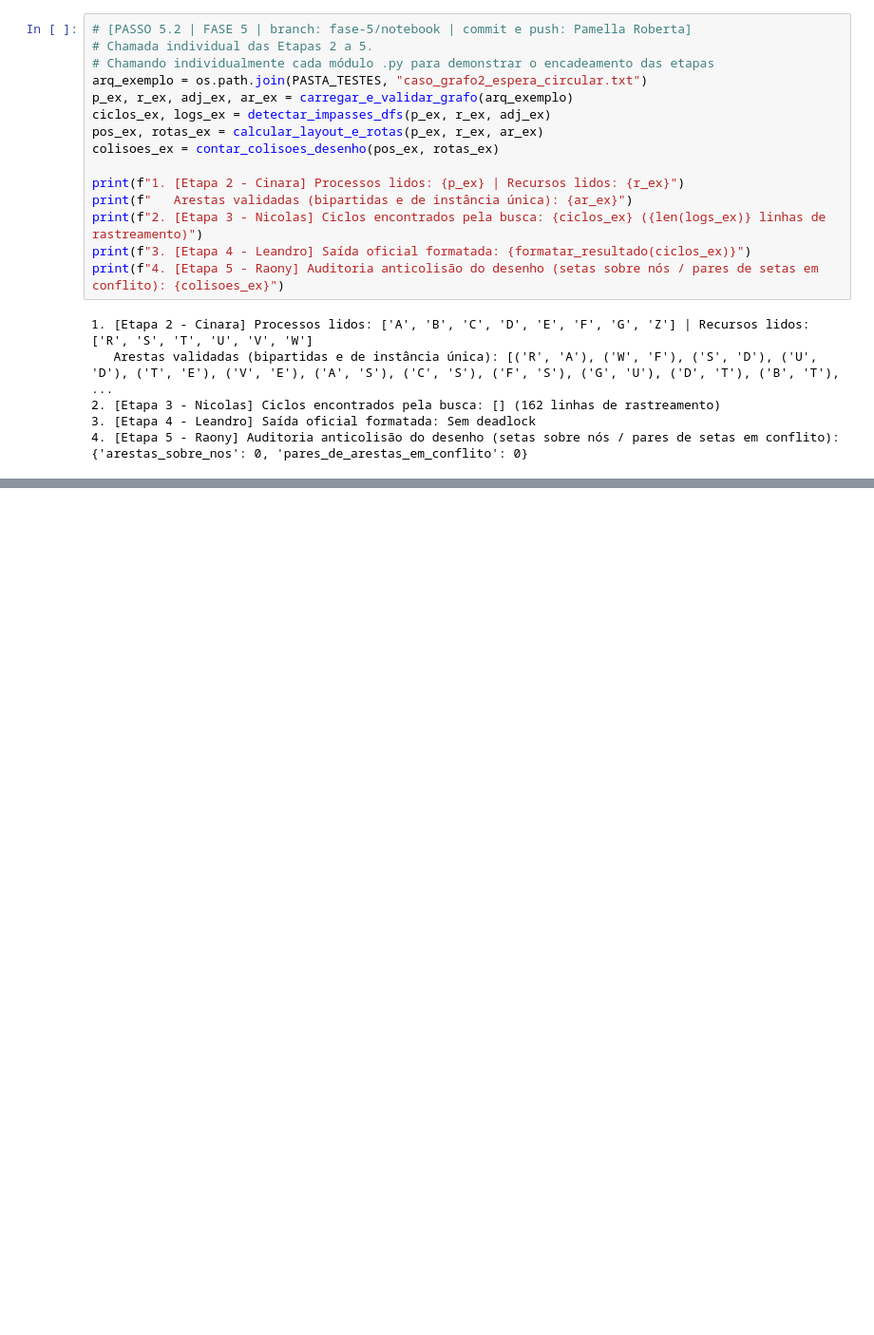
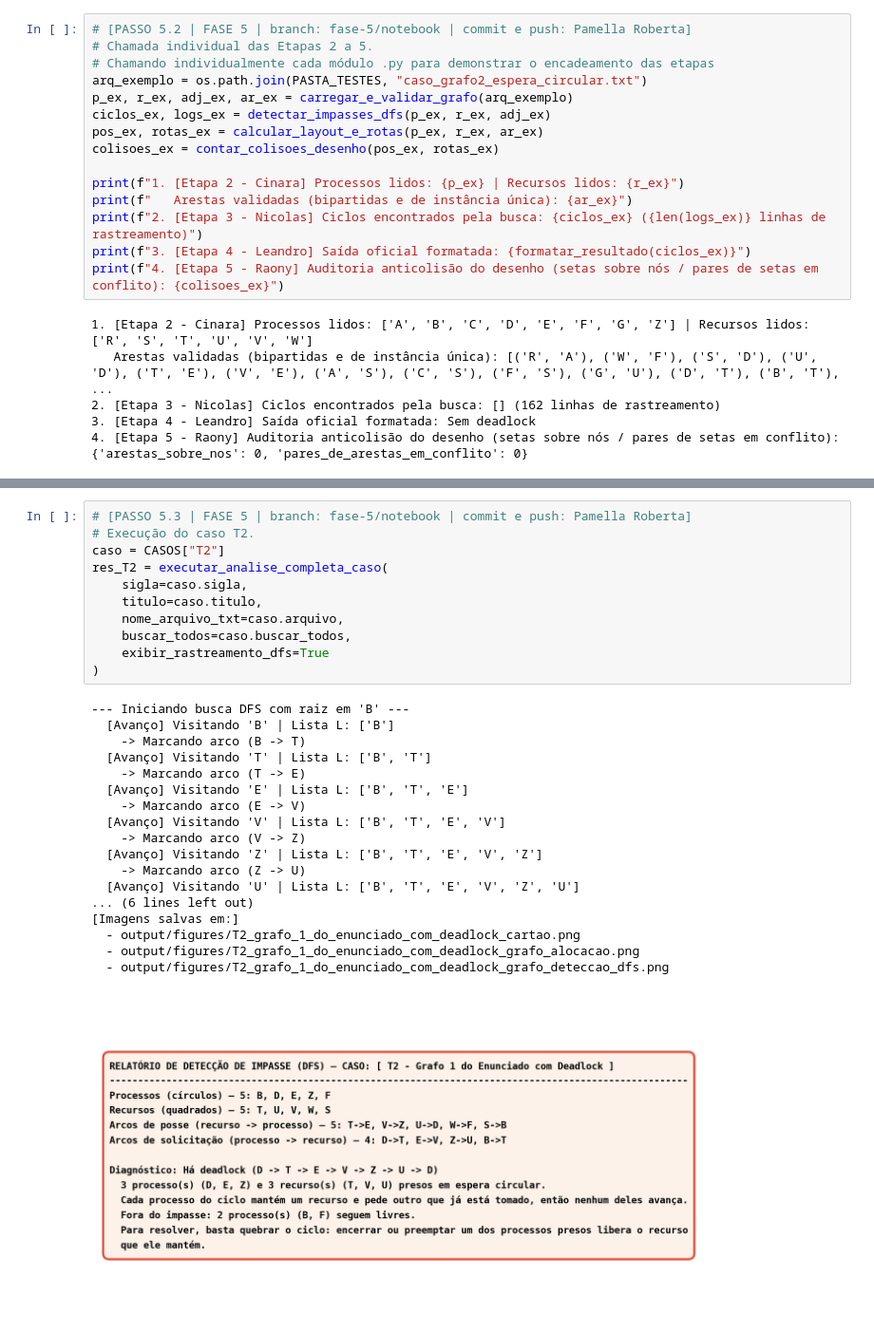
Before and after one commit to prfs91/rag-deadlock-dfs-detector, a Jupyter notebook: relatorio_analise_impasses_rag.ipynb, the cells around one changed output, grey strips where cells are left out. Shown at 95% size. Cells and saved outputs as stored; diff of their text form; blank space fills up the shorter version.

```diff
--- a/relatorio_analise_impasses_rag.ipynb
+++ b/relatorio_analise_impasses_rag.ipynb
@@ -273,0 +328,30 @@ print(f"4. [Etapa 5 - Raony] Auditoria anticolisão do desenho (setas sobre nós
+# %%
+# [PASSO 5.3 | FASE 5 | branch: fase-5/notebook | commit e push: Pamella Roberta]
+# Execução do caso T2.
+caso = CASOS["T2"]
+res_T2 = executar_analise_completa_caso(
+    sigla=caso.sigla,
+    titulo=caso.titulo,
+    nome_arquivo_txt=caso.arquivo,
+    buscar_todos=caso.buscar_todos,
+    exibir_rastreamento_dfs=True
+)
+# %% [output]
+--- Iniciando busca DFS com raiz em 'B' ---
+  [Avanço] Visitando 'B' | Lista L: ['B']
+    -> Marcando arco (B -> T)
+  [Avanço] Visitando 'T' | Lista L: ['B', 'T']
+    -> Marcando arco (T -> E)
+  [Avanço] Visitando 'E' | Lista L: ['B', 'T', 'E']
+    -> Marcando arco (E -> V)
+  [Avanço] Visitando 'V' | Lista L: ['B', 'T', 'E', 'V']
+    -> Marcando arco (V -> Z)
+  [Avanço] Visitando 'Z' | Lista L: ['B', 'T', 'E', 'V', 'Z']
+    -> Marcando arco (Z -> U)
+  [Avanço] Visitando 'U' | Lista L: ['B', 'T', 'E', 'V', 'Z', 'U']
+... (6 lines left out)
+[Imagens salvas em:]
+  - output/figures/T2_grafo_1_do_enunciado_com_deadlock_cartao.png
+  - output/figures/T2_grafo_1_do_enunciado_com_deadlock_grafo_alocacao.png
+  - output/figures/T2_grafo_1_do_enunciado_com_deadlock_grafo_deteccao_dfs.png
+[figure, added]
```
Also changed, not shown: parts of 6 cells of this notebook.
